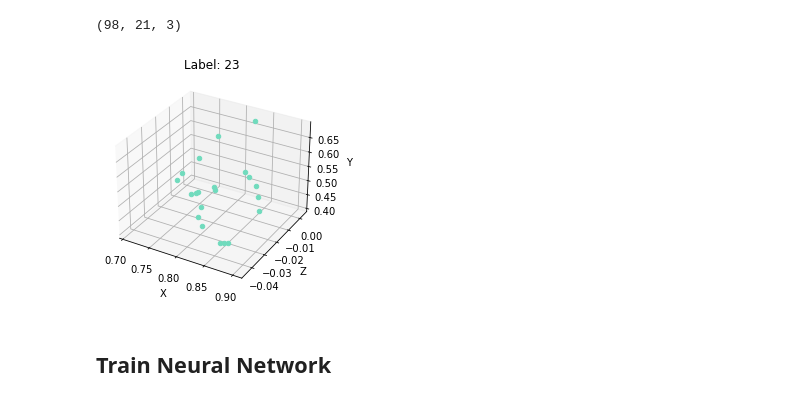
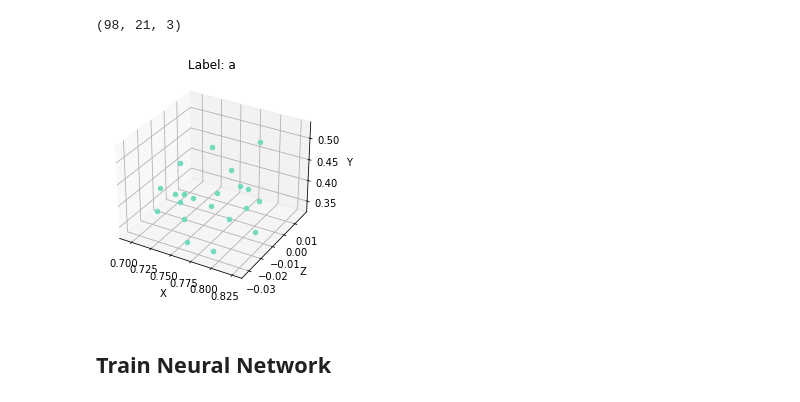
Before and after one commit to MoritzKronberger/FLAI, a Jupyter notebook: neural_net/flai_net/train_neural_net.ipynb, the cells around one changed output. Cells and saved outputs as stored; diff of their text form; code cells hidden in the pictures.

```diff
--- a/neural_net/flai_net/train_neural_net.ipynb
+++ b/neural_net/flai_net/train_neural_net.ipynb
@@ -90,24 +80,24 @@ data[0].shape
 # %% [output]
 (98, 21, 3)
 # %%
-num = 12
+num = 10
 example = data[0][num]
 label = data[1][num]
 
 fig = plt.figure()
 ax = fig.add_subplot(projection='3d')
 
 for vec in example:
     ax.scatter(vec[0], vec[2], vec[1], c=[color])
 
-plt.title(f'Label: {label}')
+plt.title(f'Label: {classes[label]}')
 ax.set_xlabel('X')
 ax.set_ylabel('Z')
 ax.set_zlabel('Y')
 
 plt.show()
 # %% [output]
-[figure, old version]
+[figure, new version]
 # %% [markdown]
 ## Train Neural Network
 # %% [markdown]
```
Also changed, not shown: parts of 3 cells of this notebook.
